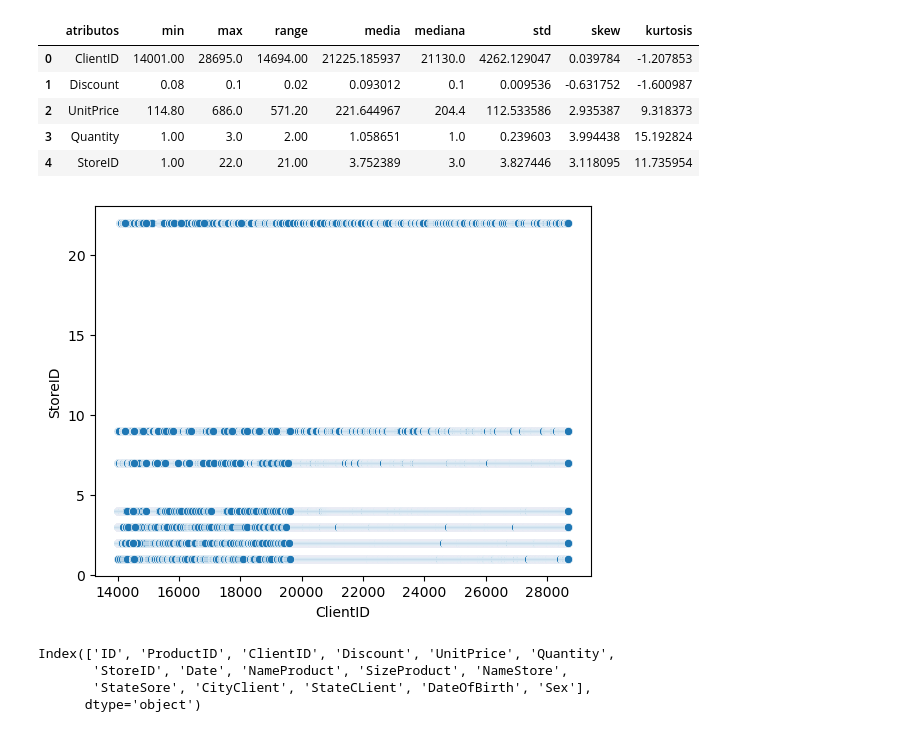
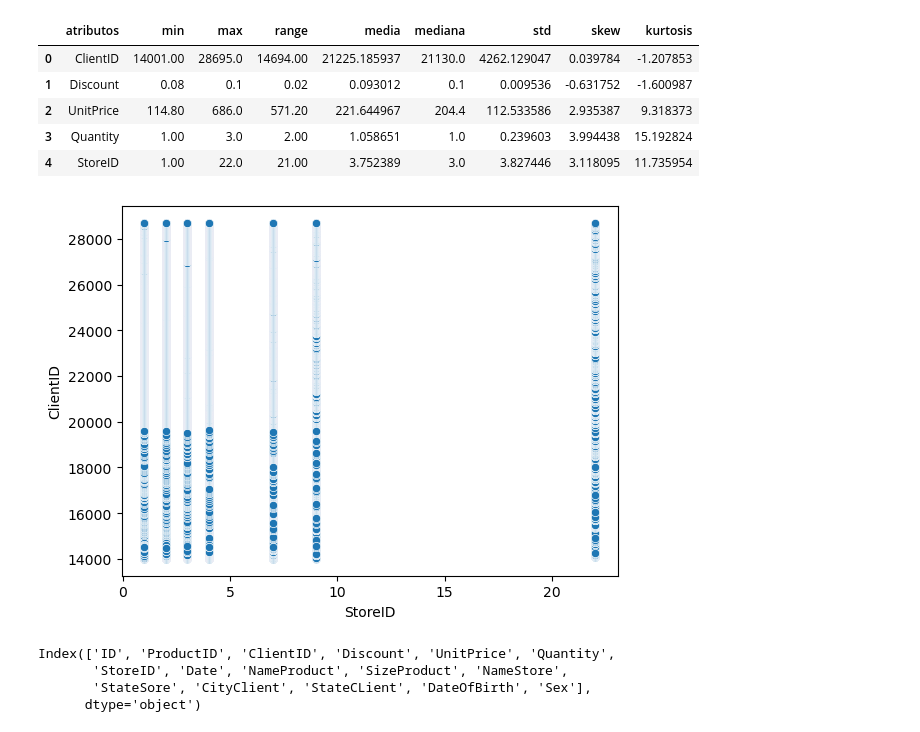
Before and after one commit to webluc/bix, a Jupyter notebook: bix.ipynb, the cells around one changed output. Saved outputs shown, nothing was run; the diff lists cells and outputs as text; code cells hidden in the pictures.

```diff
--- a/bix.ipynb
+++ b/bix.ipynb
@@ -173,9 +173,9 @@ df_desc
 | 3 | Quantity | 1.00 | 3.0 | 2.00 | 1.058651 | 1.0 | 0.239603 | 3.994438 | 15.192824 |
 | 4 | StoreID | 1.00 | 22.0 | 21.00 | 3.752389 | 3.0 | 3.827446 | 3.118095 | 11.735954 |
 # %%
-sns.scatterplot(x = 'ClientID', y= 'StoreID', data=df);
+sns.scatterplot(x = 'StoreID', y= 'ClientID', data=df);
 # %% [output]
-[figure, old version]
+[figure, new version]
 # %%
 df.columns
 # %% [output]
```
Also changed, not shown: parts of 3 cells of this notebook.
